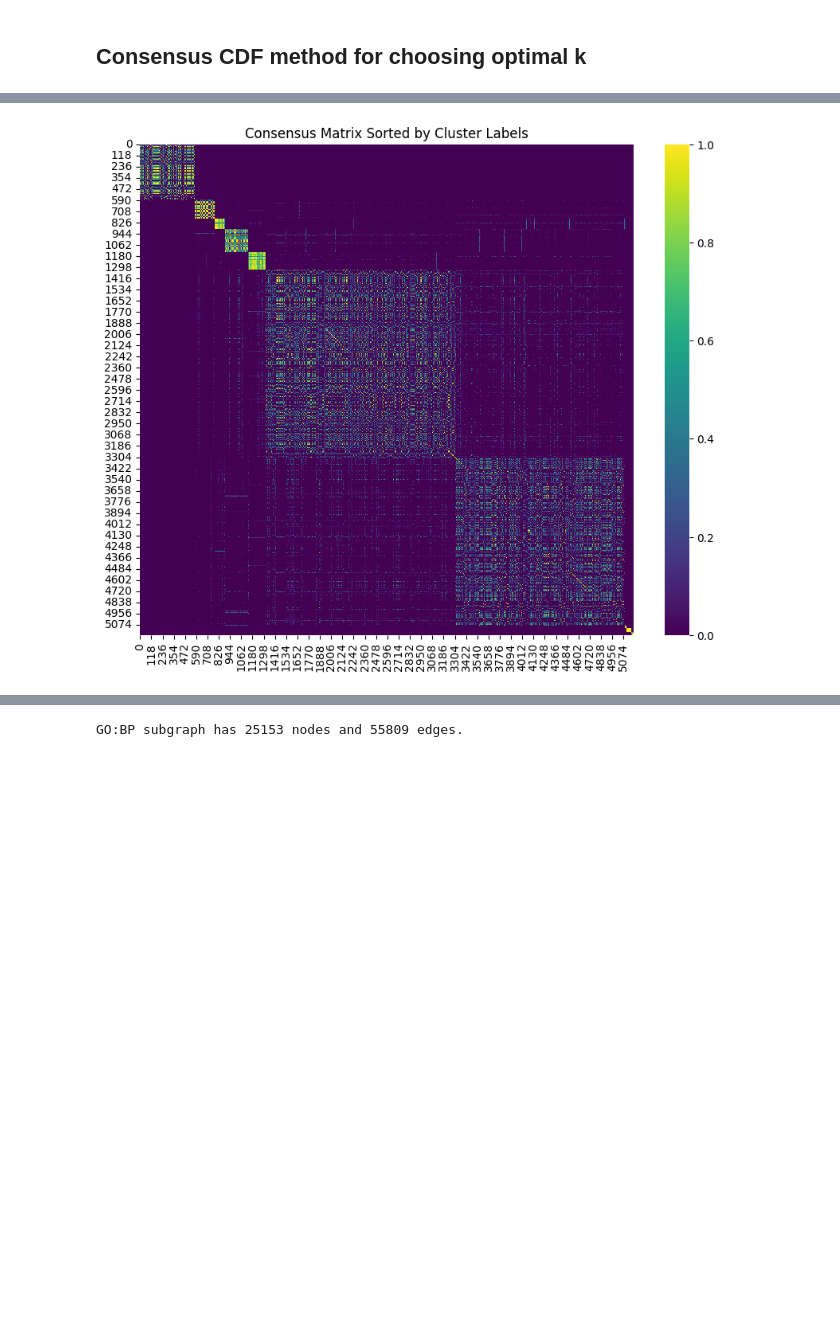
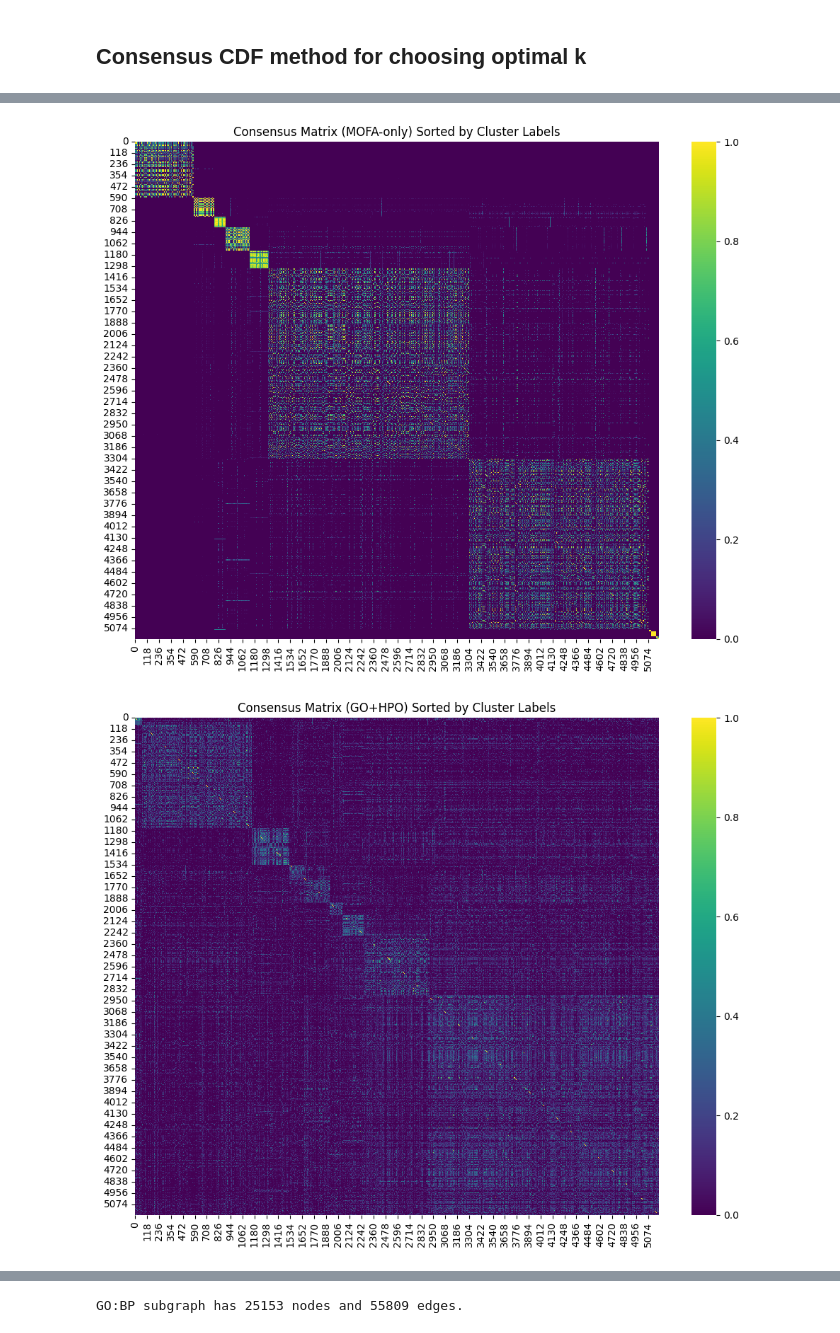
Before and after one commit to Filippo-Corti/ScientificVisualization, a Jupyter notebook: 02-data-integration/consensus_clustering.ipynb, the cells around one changed output, grey strips where cells are left out. Cells and saved outputs as stored; diff of their text form; code cells hidden in the pictures; blank space fills up the shorter version.

```diff
--- a/02-data-integration/consensus_clustering.ipynb
+++ b/02-data-integration/consensus_clustering.ipynb
@@ -198,9 +223,14 @@ Best number of clusters according to ΔCDF: 10
 # %%
-# Step 2: compute consensus clusters
-n_consensus_clusters = best_k
-consensus_labels = consensus_clustering(coassign, n_clusters=n_consensus_clusters)
+# Step 2: compute consensus clusters for both configurations
+n_consensus_clusters_mofa = 10
+labels_mofa = consensus_clustering(coassign_mofa, n_clusters=n_consensus_clusters_mofa)
+
+n_consensus_clusters_gohpo = 10
+labels_gohpo = consensus_clustering(coassign_gohpo, n_clusters=n_consensus_clusters_gohpo)
 
 # Step 3: view results
-print("Consensus cluster counts:")
-print(pd.Series(consensus_labels).value_counts())
+print("Consensus cluster counts (MOFA-only):")
+print(pd.Series(labels_mofa).value_counts().sort_index())
+print("\nConsensus cluster counts (GO+HPO):")
+print(pd.Series(labels_gohpo).value_counts().sort_index())
 # %% [output]
@@ -219,9 +254,21 @@ Name: count, dtype: int64
 # %%
-order = np.argsort(consensus_labels)
+# Heatmaps of consensus matrices sorted by cluster labels for both configurations
+# MOFA-only
+order_mofa = np.argsort(labels_mofa)
 plt.figure(figsize=(10, 8))
-sns.heatmap(coassign[order][:, order], cmap="viridis")
-plt.title("Consensus Matrix Sorted by Cluster Labels")
+sns.heatmap(coassign_mofa[order_mofa][:, order_mofa], cmap="viridis")
+plt.title("Consensus Matrix (MOFA-only) Sorted by Cluster Labels")
+plt.tight_layout()
 plt.show()
+
+# GO+HPO
+order_gohpo = np.argsort(labels_gohpo)
+plt.figure(figsize=(10, 8))
+sns.heatmap(coassign_gohpo[order_gohpo][:, order_gohpo], cmap="viridis")
+plt.title("Consensus Matrix (GO+HPO) Sorted by Cluster Labels")
+plt.tight_layout()
+plt.show()
 # %% [output]
-[figure, old version]
+[figure, new version]
+[figure, added]
 # %%
```
Also changed, not shown: parts of 8 cells of this notebook.
